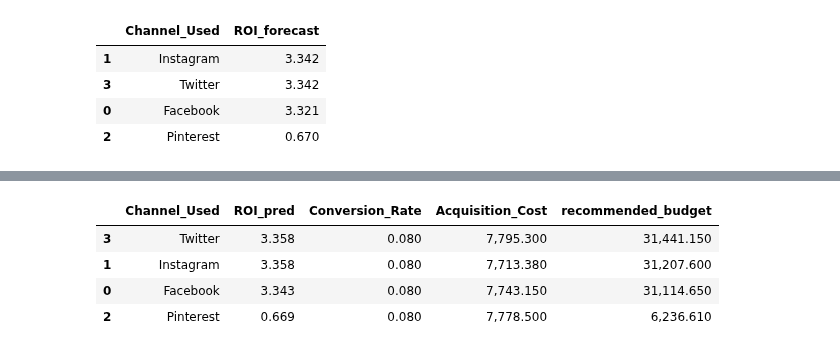
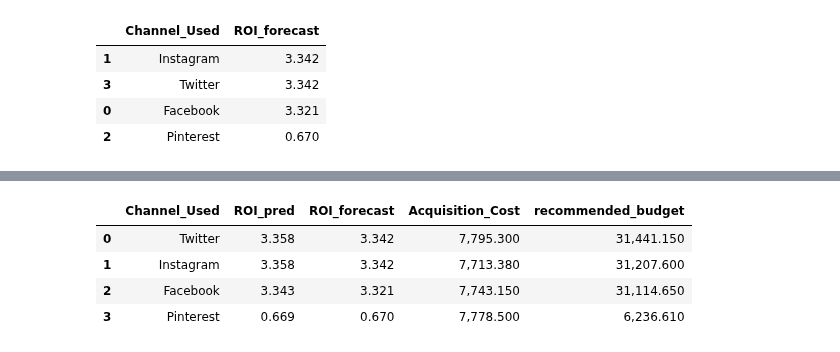
Before and after one commit to agentic-lab-club/centralized-advertising-ai-analytics, a Jupyter notebook: MML/ml_presentable.ipynb, the cells around one changed output, grey strips where cells are left out. Saved outputs shown, nothing was run; the diff lists cells and outputs as text; code cells hidden in the pictures.

```diff
--- a/MML/ml_presentable.ipynb
+++ b/MML/ml_presentable.ipynb
@@ -358,24 +386,32 @@ forecast_roi_by_channel()
 # %%
 # AI-based media budget recommendation
 # Distributes total budget across top-performing channels based on the AI effectiveness score.
 # - input: channel_rank and user-defined total_budget
 # - output: budget_plan table with recommended spend per channel
 
 # AI: budget recommendation
+
+balance = 100000 # INPUUUT total budget
+
 def recommend_budget(total_budget, min_share=0.05, top_n=4):
     base = channel_rank.head(top_n).copy()
+
+    # добавляем значения ROI_forecast из df_scenarios
+    df_scenarios = forecast_roi_by_channel(channels=base["Channel_Used"].tolist())
+    base = base.merge(df_scenarios[["Channel_Used", "ROI_forecast"]], on="Channel_Used", how="left")
+
     weights = base["score"].clip(lower=0)
     weights = weights / weights.sum()
     weights = np.maximum(weights, min_share)
     weights = weights / weights.sum()
     base["recommended_budget"] = (weights * total_budget).round(2)
-    return base[["Channel_Used", "ROI_pred", "Conversion_Rate", "Acquisition_Cost", "recommended_budget"]]
+    return base[["Channel_Used", "ROI_pred",  "Acquisition_Cost", "recommended_budget"]]
 
-budget_plan = recommend_budget(100000)
+budget_plan = recommend_budget(balance)
 budget_plan
 # %% [output]
-|  | Channel_Used | ROI_pred | Conversion_Rate | Acquisition_Cost | recommended_budget |
-| 3 | Twitter | 3.358 | 0.080 | 7,795.300 | 31,441.150 |
-| 1 | Instagram | 3.358 | 0.080 | 7,713.380 | 31,207.600 |
-| 0 | Facebook | 3.343 | 0.080 | 7,743.150 | 31,114.650 |
-| 2 | Pinterest | 0.669 | 0.080 | 7,778.500 | 6,236.610 |
+|  | Channel_Used | ROI_pred | ROI_forecast | Acquisition_Cost | recommended_budget |
+| 0 | Twitter | 3.358 | 3.342 | 7,795.300 | 31,441.150 |
+| 1 | Instagram | 3.358 | 3.342 | 7,713.380 | 31,207.600 |
+| 2 | Facebook | 3.343 | 3.321 | 7,743.150 | 31,114.650 |
+| 3 | Pinterest | 0.669 | 0.670 | 7,778.500 | 6,236.610 |
```
Also changed, not shown: parts of 5 cells of this notebook, 3 other files.
